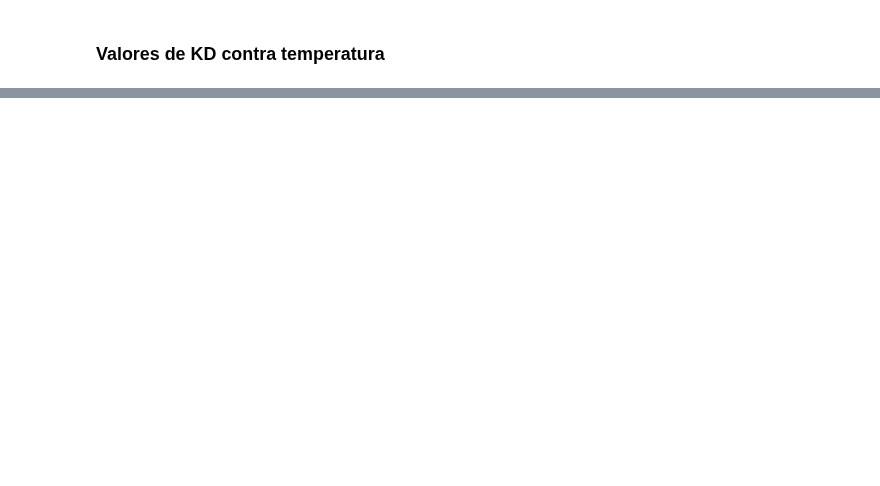
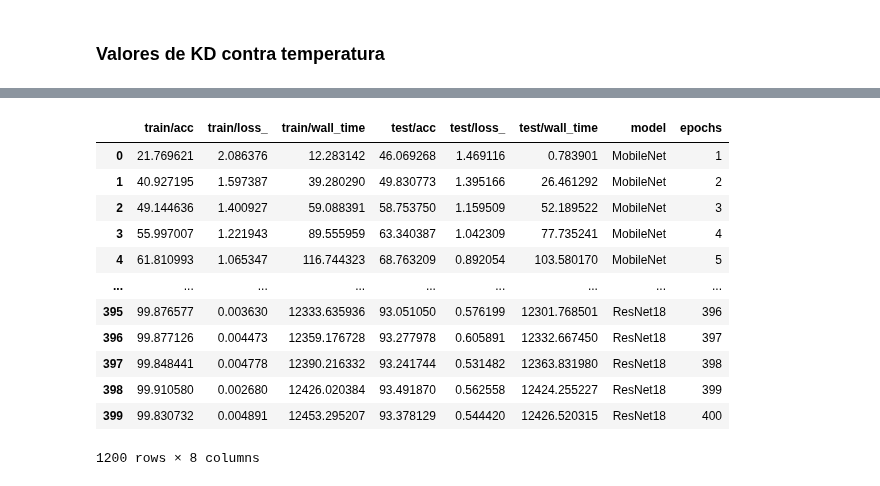
Before and after one commit to jpcosec/Memoria, a Jupyter notebook: vizFeat.ipynb, the cells around one changed output, grey strips where cells are left out. Saved outputs shown, nothing was run; the diff lists cells and outputs as text; code cells hidden in the pictures; blank space fills up the shorter version.

```diff
--- a/vizFeat.ipynb
+++ b/vizFeat.ipynb
@@ -253,0 +530,28 @@ source
+# %%
+# Graficos de tiempo
+def d2plambda( dic,model):
+    #for k,i in dic.items():
+    #    dic[k]=[0]
+
+    df=pd.DataFrame.from_dict(dic)
+    df['model']=model
+    df['epochs']=range(1,len(df['model'])+1)
+    #df
+    return df
+
+source=pd.concat([d2plambda(v,k) for k,v in teacher_dict.items()])
+source
+# %% [output]
+|  | train/acc | train/loss_ | train/wall_time | test/acc | test/loss_ | test/wall_time | model | epochs |
+| 0 | 21.769621 | 2.086376 | 12.283142 | 46.069268 | 1.469116 | 0.783901 | MobileNet | 1 |
+| 1 | 40.927195 | 1.597387 | 39.280290 | 49.830773 | 1.395166 | 26.461292 | MobileNet | 2 |
+| 2 | 49.144636 | 1.400927 | 59.088391 | 58.753750 | 1.159509 | 52.189522 | MobileNet | 3 |
+| 3 | 55.997007 | 1.221943 | 89.555959 | 63.340387 | 1.042309 | 77.735241 | MobileNet | 4 |
+| 4 | 61.810993 | 1.065347 | 116.744323 | 68.763209 | 0.892054 | 103.580170 | MobileNet | 5 |
+| ... | ... | ... | ... | ... | ... | ... | ... | ... |
+| 395 | 99.876577 | 0.003630 | 12333.635936 | 93.051050 | 0.576199 | 12301.768501 | ResNet18 | 396 |
+| 396 | 99.877126 | 0.004473 | 12359.176728 | 93.277978 | 0.605891 | 12332.667450 | ResNet18 | 397 |
+| 397 | 99.848441 | 0.004778 | 12390.216332 | 93.241744 | 0.531482 | 12363.831980 | ResNet18 | 398 |
+| 398 | 99.910580 | 0.002680 | 12426.020384 | 93.491870 | 0.562558 | 12424.255227 | ResNet18 | 399 |
+| 399 | 99.830732 | 0.004891 | 12453.295207 | 93.378129 | 0.544420 | 12426.520315 | ResNet18 | 400 |
+1200 rows × 8 columns
```
Also changed, not shown: parts of 45 cells of this notebook.
